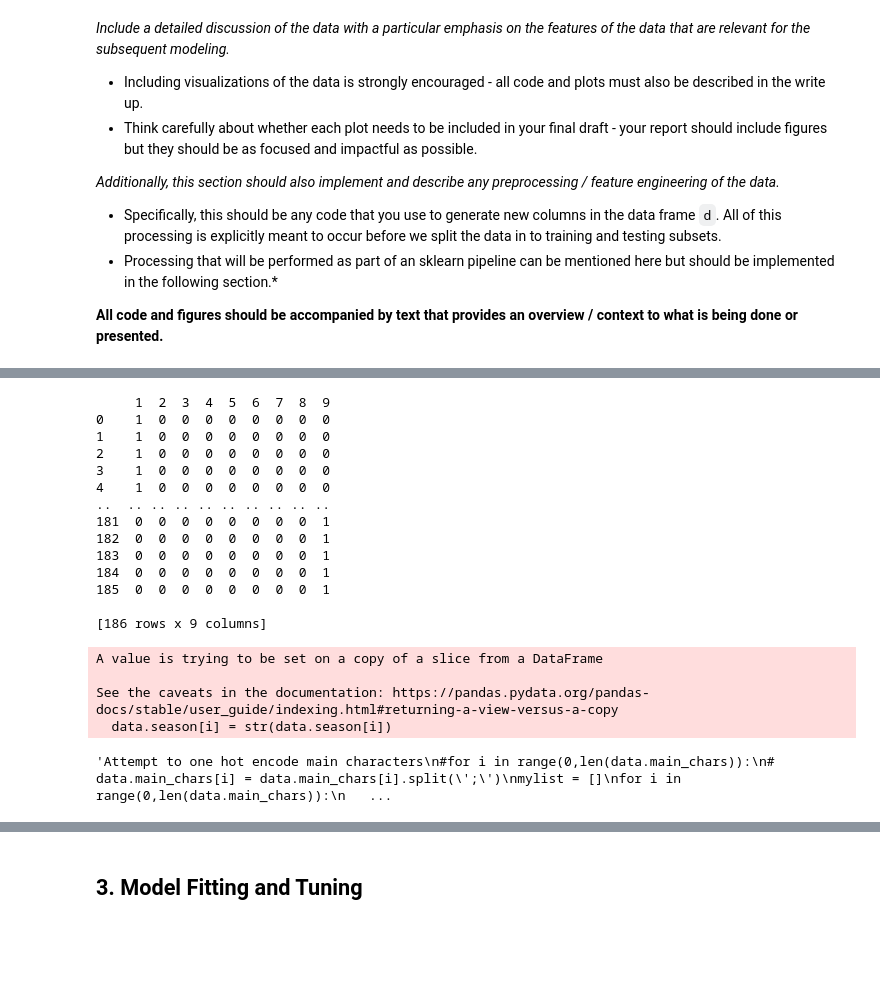
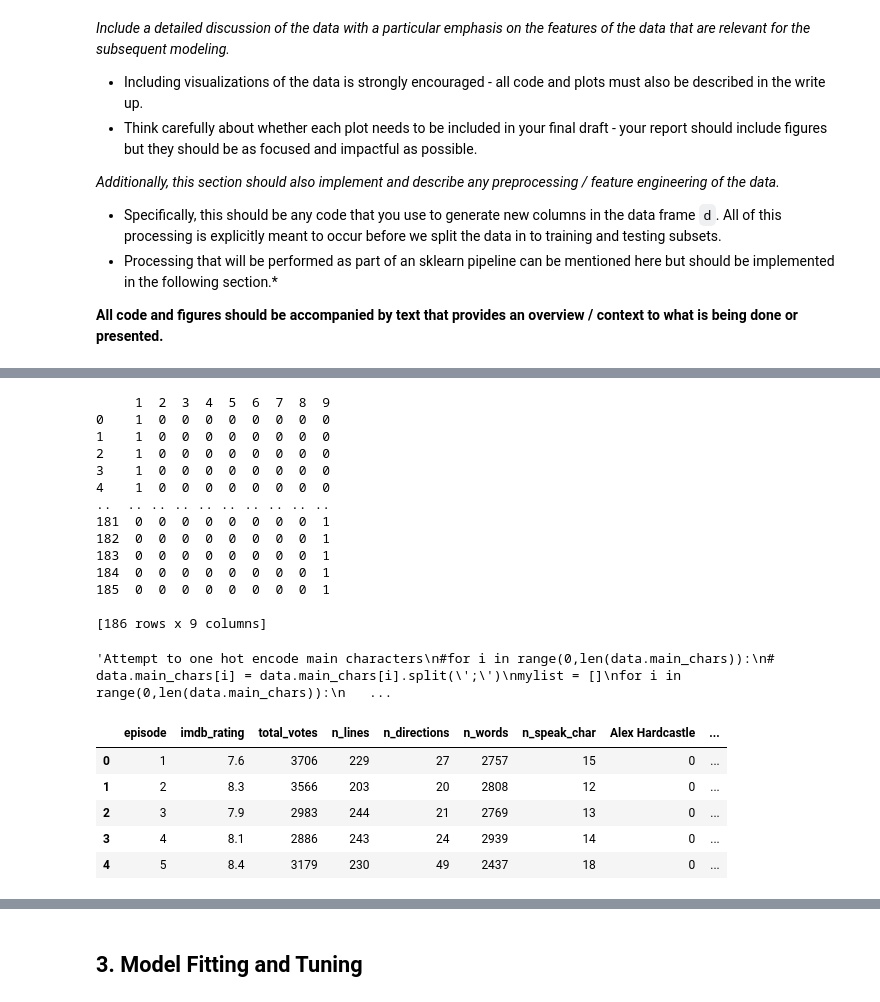
Before and after one commit to BradWangW/imdb_rate_model, a Jupyter notebook: project1.ipynb, the cells around one changed output, grey strips where cells are left out. Saved outputs shown, nothing was run; the diff lists cells and outputs as text; code cells hidden in the pictures; blank space fills up the shorter version.

```diff
--- a/project1.ipynb
+++ b/project1.ipynb
@@ -107,10 +121,6 @@ max      166.000000  6076.000000     54.000000
 #Onehot Encoding the director column
 
 #!!Run these lines only once to convert strings to a list
-#for i in range(0,len(data.director)):
-#   data.director[i] = [data.director[i]]
-for i in range(0,len(data.season)):
-   data.season[i] = str(data.season[i])
 
 data = pd.DataFrame(data)
 
@@ -125,7 +135,7 @@ encoded_seasons = pd.DataFrame(mlb.fit_transform(data['season']), columns= mlb.c
 pd.set_option('display.max_columns', None)
 print(encoded_seasons)
 
-data.drop()
+
 
 '''Attempt to one hot encode main characters
 #for i in range(0,len(data.main_chars)):
@@ -159,8 +169,24 @@ print(mylist)
 185  0  0  0  0  0  0  0  0  1
 
 [186 rows x 9 columns]
-A value is trying to be set on a copy of a slice from a DataFrame
-
-See the caveats in the documentation: https://pandas.pydata.org/pandas-docs/stable/user_guide/indexing.html#returning-a-view-versus-a-copy
-  data.season[i] = str(data.season[i])
+'Attempt to one hot encode main characters\n#for i in range(0,len(data.main_chars)):\n#   data.main_chars[i] = data.main_chars[i].split(\';\')\nmylist = []\nfor i in range(0,len(data.main_chars)):\n   ...
-'Attempt to one hot encode main characters\n#for i in range(0,len(data.main_chars)):\n#   data.main_chars[i] = data.main_chars[i].split(\';\')\nmylist = []\nfor i in range(0,len(data.main_chars)):\n   ...
+# %%
+data_numeric = data.join(encoded_directors)
+data_numeric = data_numeric.drop('director', axis=1)
+
+data_numeric = data_numeric.join(encoded_seasons)
+data_numeric = data_numeric.drop('season', axis=1)
+
+data_numeric = data_numeric.drop('episode_name', axis=1)
+data_numeric = data_numeric.drop('air_date', axis=1)
+data_numeric = data_numeric.drop('writer', axis=1)
+data_numeric = data_numeric.drop('main_chars', axis=1)
+
+data_numeric.head()
+# %% [output]
+|  | episode | imdb_rating | total_votes | n_lines | n_directions | n_words | n_speak_char | Alex Hardcastle | ... |
+| 0 | 1 | 7.6 | 3706 | 229 | 27 | 2757 | 15 | 0 | ... |
+| 1 | 2 | 8.3 | 3566 | 203 | 20 | 2808 | 12 | 0 | ... |
+| 2 | 3 | 7.9 | 2983 | 244 | 21 | 2769 | 13 | 0 | ... |
+| 3 | 4 | 8.1 | 2886 | 243 | 24 | 2939 | 14 | 0 | ... |
+| 4 | 5 | 8.4 | 3179 | 230 | 49 | 2437 | 18 | 0 | ... |
```
Also changed, not shown: parts of 11 cells of this notebook.
